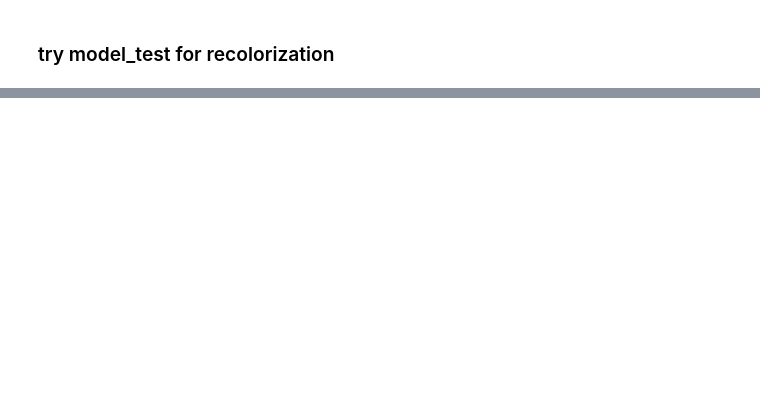
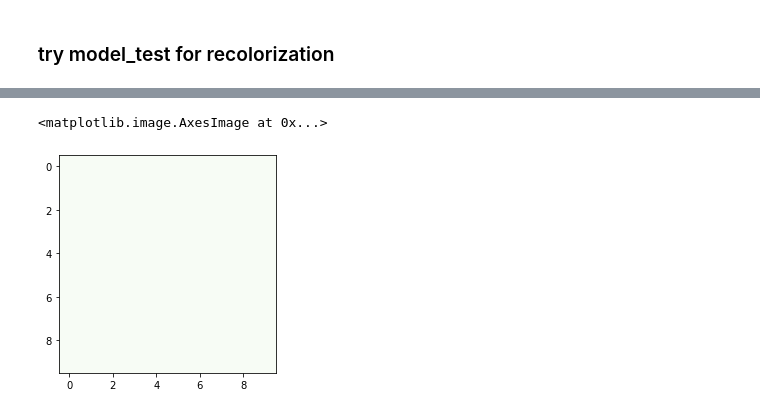
Before and after one commit to unofficial-Jona/ACML, a Jupyter notebook: convolutional autoencoders.ipynb, the cells around one changed output, grey strips where cells are left out. Cells and saved outputs as stored; diff of their text form; code cells hidden in the pictures; blank space fills up the shorter version.

```diff
--- a/convolutional autoencoders.ipynb
+++ b/convolutional autoencoders.ipynb
@@ -410,0 +515,5 @@ TensorShape([None, 32, 32, 3])
+# %%
+plt.imshow(np.zeros((10,10)), cmap='Greens')
+# %% [output]
+<matplotlib.image.AxesImage at 0x...>
+[figure, added]
```
Also changed, not shown: parts of 22 cells of this notebook.
